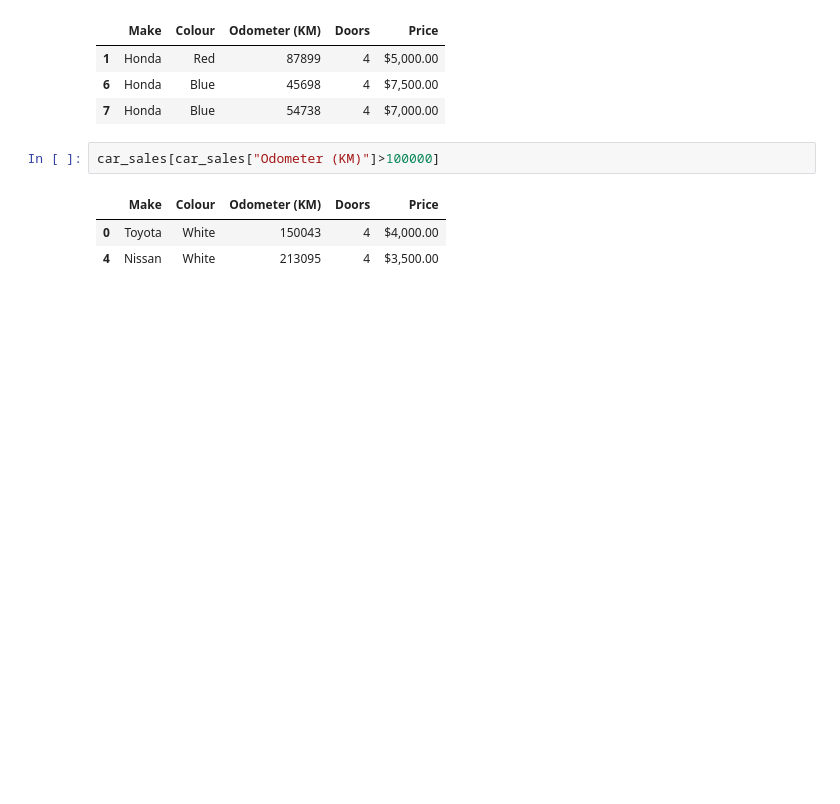
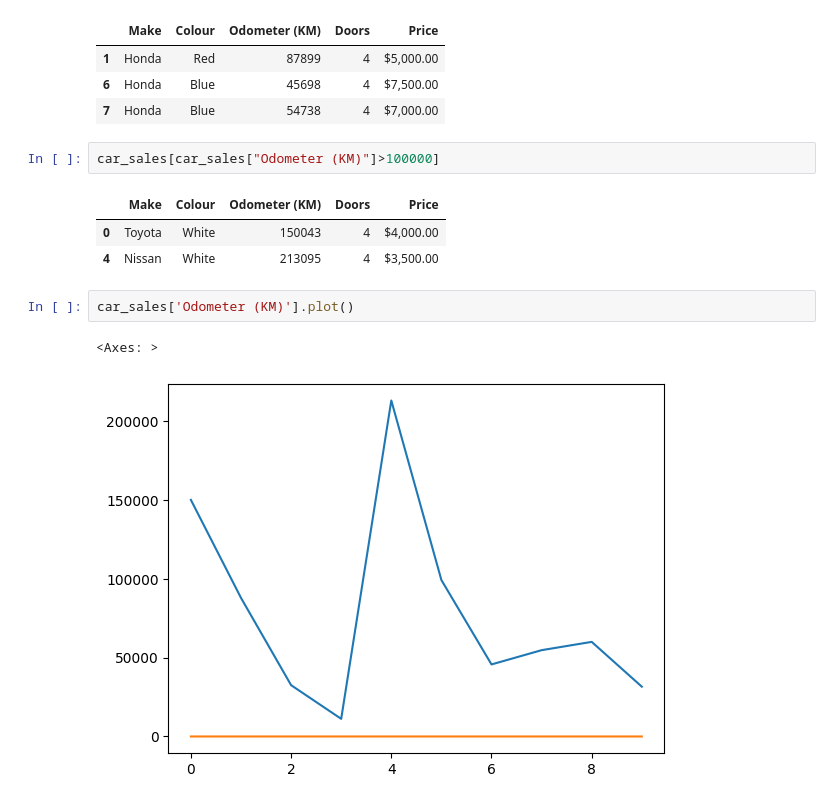
Before and after one commit to slayerrr12/PythonSage, a Jupyter notebook: BasicPandas/PandasBasic.ipynb, the cells around one changed output. Saved outputs shown, nothing was run; the diff lists cells and outputs as text; blank space fills up the shorter version.

```diff
--- a/BasicPandas/PandasBasic.ipynb
+++ b/BasicPandas/PandasBasic.ipynb
@@ -395,3 +395,8 @@ car_sales[car_sales["Odometer (KM)"]>100000]
 |  | Make | Colour | Odometer (KM) | Doors | Price |
 | 0 | Toyota | White | 150043 | 4 | $4,000.00 |
 | 4 | Nissan | White | 213095 | 4 | $3,500.00 |
+# %%
+car_sales['Odometer (KM)'].plot()
+# %% [output]
+<Axes: >
+[figure, added]
```
Also changed, not shown: parts of 1 cell of this notebook.
